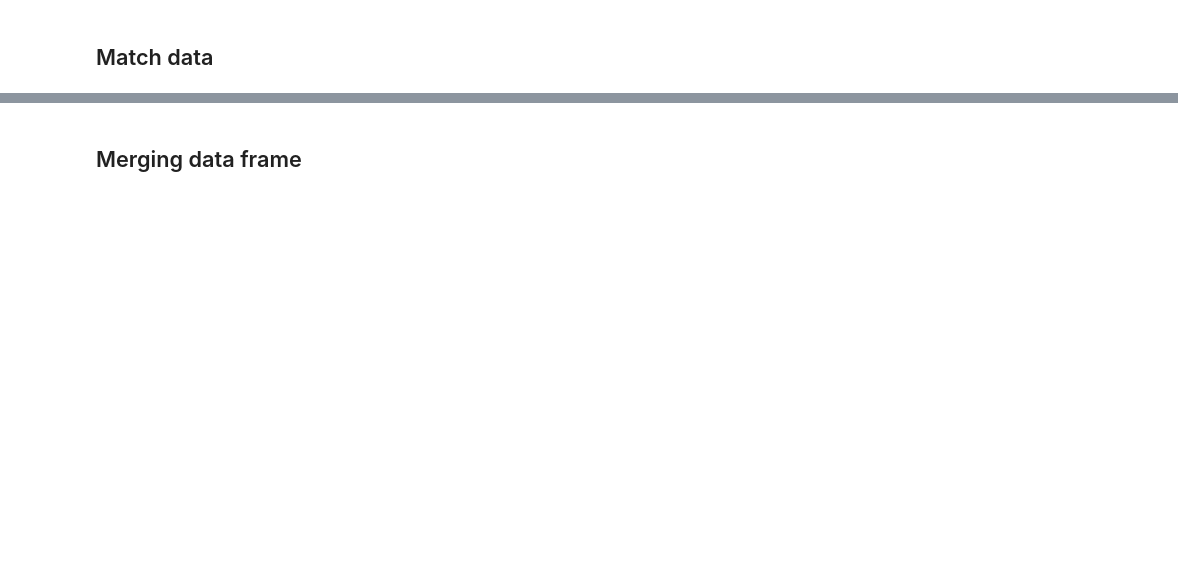
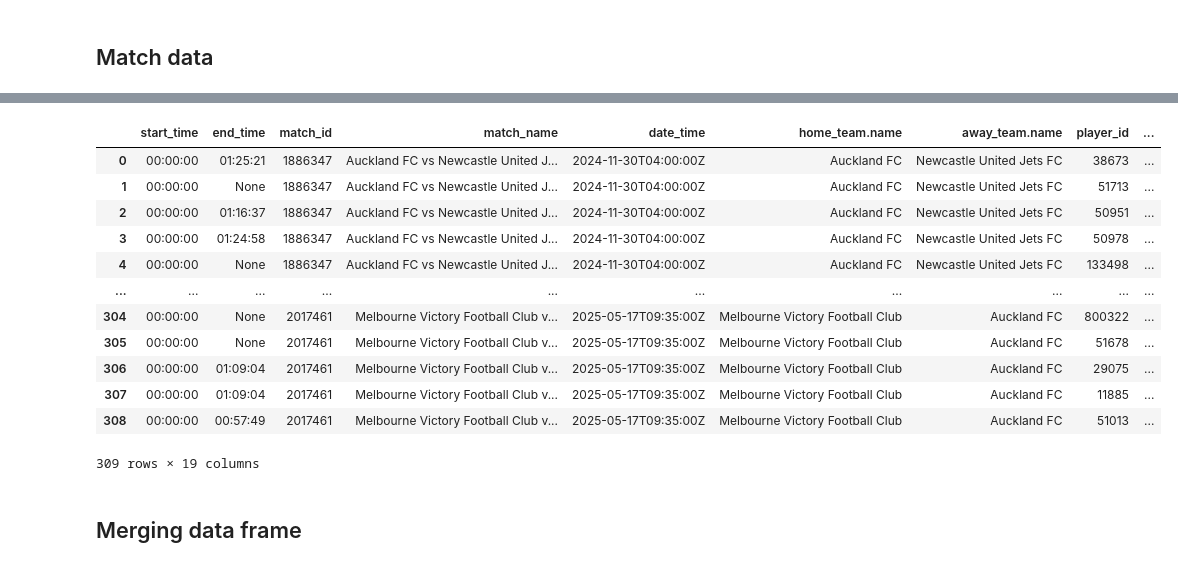
Before and after one commit to ppatrzalek/football-ml, a Jupyter notebook: notebooks/readers_notebook.ipynb, the cells around one changed output, grey strips where cells are left out. Saved outputs shown, nothing was run; the diff lists cells and outputs as text; code cells hidden in the pictures; blank space fills up the shorter version.

```diff
--- a/notebooks/readers_notebook.ipynb
+++ b/notebooks/readers_notebook.ipynb
@@ -88,3 +296,19 @@ all_matches_players_df = pd.read_parquet(path)
+# %%
+all_matches_players_df
+# %% [output]
+|  | start_time | end_time | match_id | match_name | date_time | home_team.name | away_team.name | player_id | ... |
+| 0 | 00:00:00 | 01:25:21 | 1886347 | Auckland FC vs Newcastle United J... | 2024-11-30T04:00:00Z | Auckland FC | Newcastle United Jets FC | 38673 | ... |
+| 1 | 00:00:00 | None | 1886347 | Auckland FC vs Newcastle United J... | 2024-11-30T04:00:00Z | Auckland FC | Newcastle United Jets FC | 51713 | ... |
+| 2 | 00:00:00 | 01:16:37 | 1886347 | Auckland FC vs Newcastle United J... | 2024-11-30T04:00:00Z | Auckland FC | Newcastle United Jets FC | 50951 | ... |
+| 3 | 00:00:00 | 01:24:58 | 1886347 | Auckland FC vs Newcastle United J... | 2024-11-30T04:00:00Z | Auckland FC | Newcastle United Jets FC | 50978 | ... |
+| 4 | 00:00:00 | None | 1886347 | Auckland FC vs Newcastle United J... | 2024-11-30T04:00:00Z | Auckland FC | Newcastle United Jets FC | 133498 | ... |
+| ... | ... | ... | ... | ... | ... | ... | ... | ... | ... |
+| 304 | 00:00:00 | None | 2017461 | Melbourne Victory Football Club v... | 2025-05-17T09:35:00Z | Melbourne Victory Football Club | Auckland FC | 800322 | ... |
+| 305 | 00:00:00 | None | 2017461 | Melbourne Victory Football Club v... | 2025-05-17T09:35:00Z | Melbourne Victory Football Club | Auckland FC | 51678 | ... |
+| 306 | 00:00:00 | 01:09:04 | 2017461 | Melbourne Victory Football Club v... | 2025-05-17T09:35:00Z | Melbourne Victory Football Club | Auckland FC | 29075 | ... |
+| 307 | 00:00:00 | 01:09:04 | 2017461 | Melbourne Victory Football Club v... | 2025-05-17T09:35:00Z | Melbourne Victory Football Club | Auckland FC | 11885 | ... |
+| 308 | 00:00:00 | 00:57:49 | 2017461 | Melbourne Victory Football Club v... | 2025-05-17T09:35:00Z | Melbourne Victory Football Club | Auckland FC | 51013 | ... |
+309 rows × 19 columns
 # %% [markdown]
 ## Merging data frame
 # %%
```
Also changed, not shown: parts of 16 cells of this notebook.
